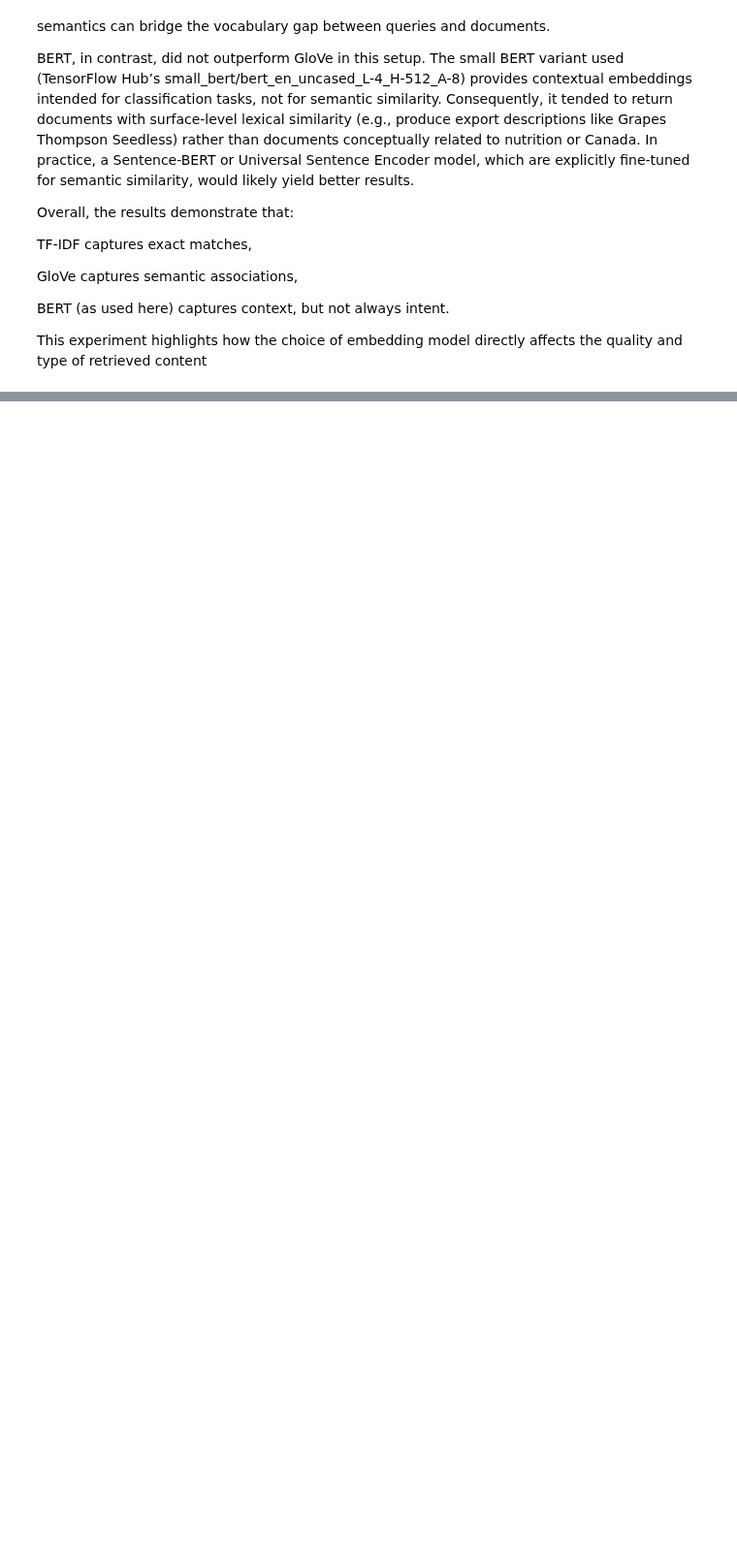
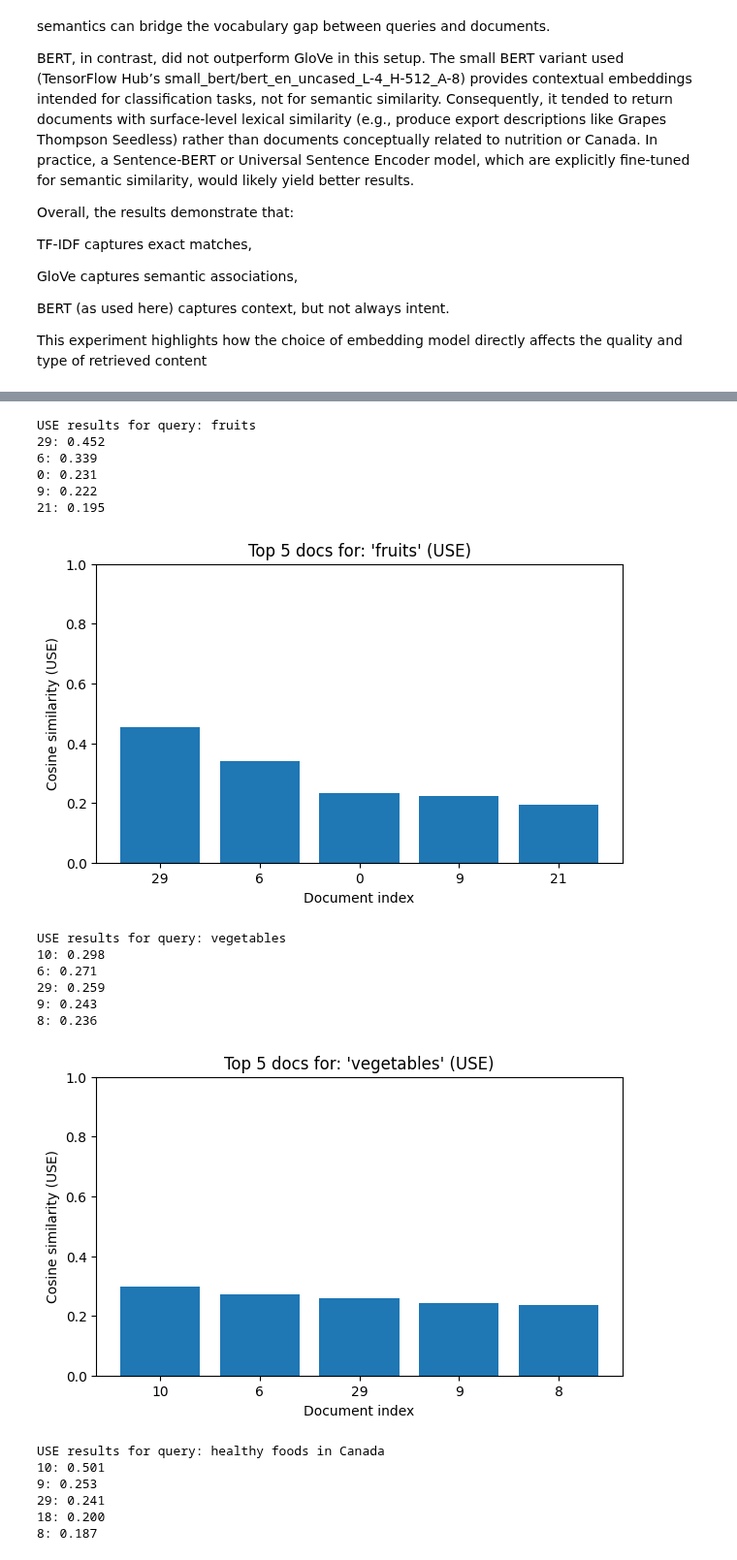
Before and after one commit to assalnekoufar/ML-DL, a Jupyter notebook: DL-Assignment 3/SCS_3546_Assignment_03.ipynb, the cells around one changed output, grey strips where cells are left out. Shown at 97% size. Cells and saved outputs as stored; diff of their text form; code cells hidden in the pictures; blank space fills up the shorter version.

```diff
--- a/DL-Assignment 3/SCS_3546_Assignment_03.ipynb
+++ b/DL-Assignment 3/SCS_3546_Assignment_03.ipynb
@@ -975 +975,53 @@ This experiment highlights how the choice of embedding model directly affects th
 ***
+# %%
+# Load the Universal Sentence Encoder
+use_model = hub.KerasLayer("https://tfhub.dev/google/universal-sentence-encoder/4")
+# %%
+doc_embeddings_use = use_model(documents).numpy()
+
+def rank_with_use_and_plot(query, doc_embeddings, documents, top_k=5):
+    q_emb = use_model([query]).numpy()
+    sims = cosine_similarity(q_emb, doc_embeddings)[0]
+    ranked = sorted(enumerate(sims), key=lambda x: x[1], reverse=True)
+    top_ranked = ranked[:top_k]
+
+    print(f"\nUSE results for query: {query}")
+    for doc_id, score in top_ranked:
+        print(f"{doc_id}: {score:.3f}")
+
+    doc_ids = [doc_id for doc_id, _ in top_ranked]
+    scores  = [score for _, score in top_ranked]
+
+    plt.figure(figsize=(7, 4))
+    plt.bar(range(top_k), scores)
+    plt.xticks(range(top_k), doc_ids)
+    plt.ylim(0, 1)
+    plt.xlabel("Document index")
+    plt.ylabel("Cosine similarity (USE)")
+    plt.title(f"Top {top_k} docs for: '{query}' (USE)")
+    plt.show()
+# %%
+queries = ["fruits", "vegetables", "healthy foods in Canada"]
+for q in queries:
+    rank_with_use_and_plot(q, doc_embeddings_use, documents, top_k=5)
+# %% [output]
+USE results for query: fruits
+29: 0.452
+6: 0.339
+0: 0.231
+9: 0.222
+21: 0.195
+[figure, added]
+USE results for query: vegetables
+10: 0.298
+6: 0.271
+29: 0.259
+9: 0.243
+8: 0.236
+[figure, added]
+USE results for query: healthy foods in Canada
+10: 0.501
+9: 0.253
+29: 0.241
+18: 0.200
+8: 0.187
```
Also changed, not shown: parts of 5 cells of this notebook.
